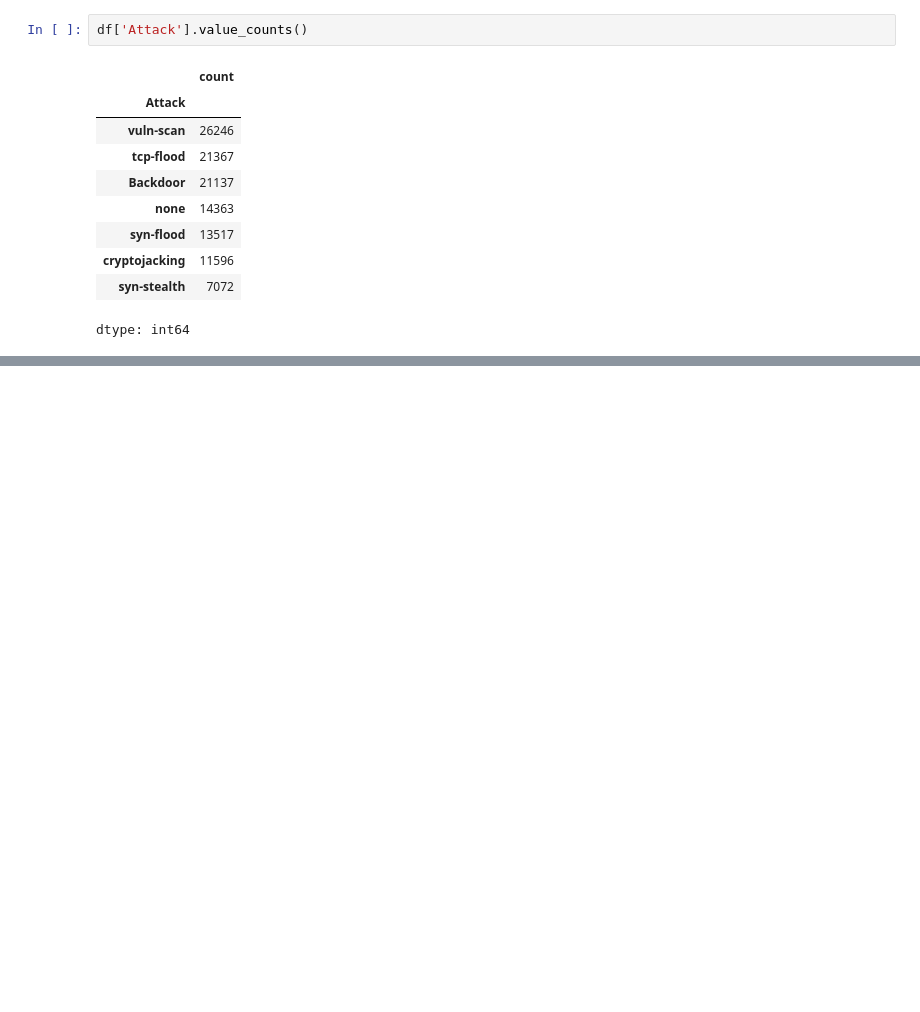
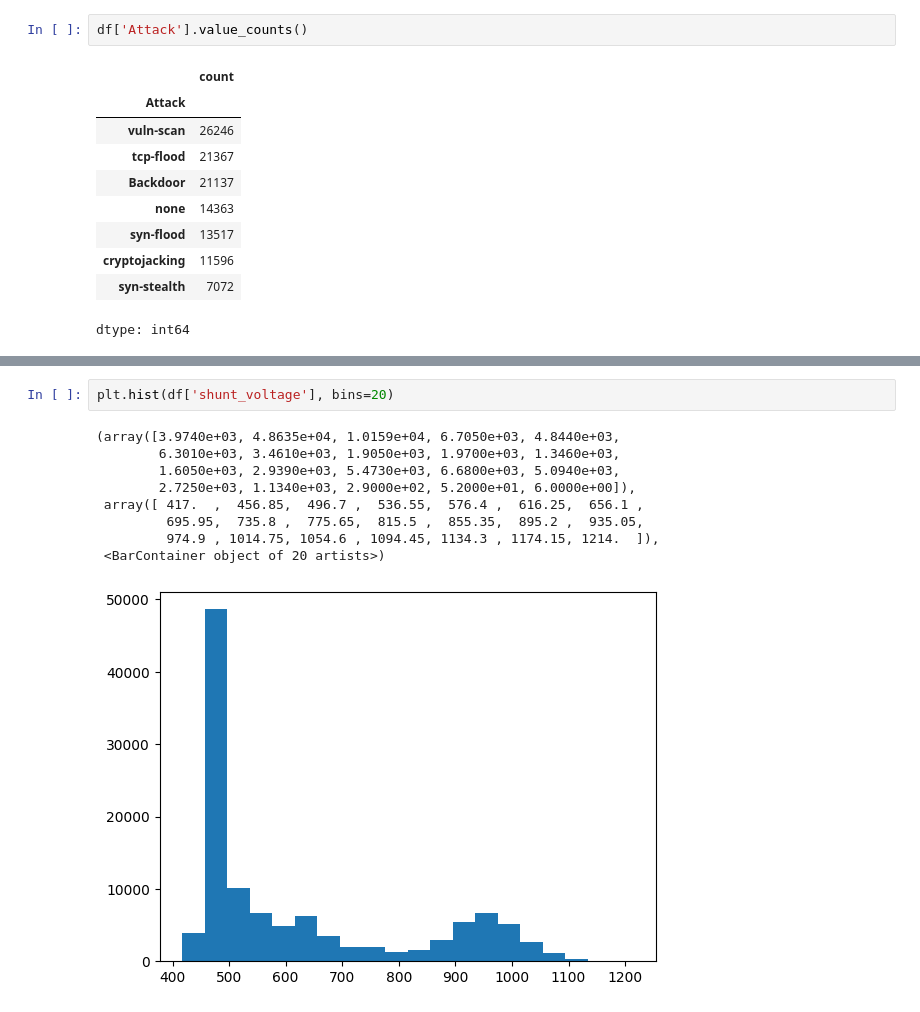
Before and after one commit to imtufail/Machine-Learning-, a Jupyter notebook: Understanding-Data/EDA_Univariate_Analysis.ipynb, the cells around one changed output, grey strips where cells are left out. Drawn from its saved outputs; the diff is of its cells as text; blank space fills up the shorter version.

```diff
--- a/Understanding-Data/EDA_Univariate_Analysis.ipynb
+++ b/Understanding-Data/EDA_Univariate_Analysis.ipynb
@@ -65,0 +89,12 @@ dtype: int64
+# %%
+plt.hist(df['shunt_voltage'], bins=20)
+# %% [output]
+(array([3.9740e+03, 4.8635e+04, 1.0159e+04, 6.7050e+03, 4.8440e+03,
+        6.3010e+03, 3.4610e+03, 1.9050e+03, 1.9700e+03, 1.3460e+03,
+        1.6050e+03, 2.9390e+03, 5.4730e+03, 6.6800e+03, 5.0940e+03,
+        2.7250e+03, 1.1340e+03, 2.9000e+02, 5.2000e+01, 6.0000e+00]),
+ array([ 417.  ,  456.85,  496.7 ,  536.55,  576.4 ,  616.25,  656.1 ,
+         695.95,  735.8 ,  775.65,  815.5 ,  855.35,  895.2 ,  935.05,
+         974.9 , 1014.75, 1054.6 , 1094.45, 1134.3 , 1174.15, 1214.  ]),
+ <BarContainer object of 20 artists>)
+[figure, added]
```
Also changed, not shown: parts of 13 cells of this notebook.
